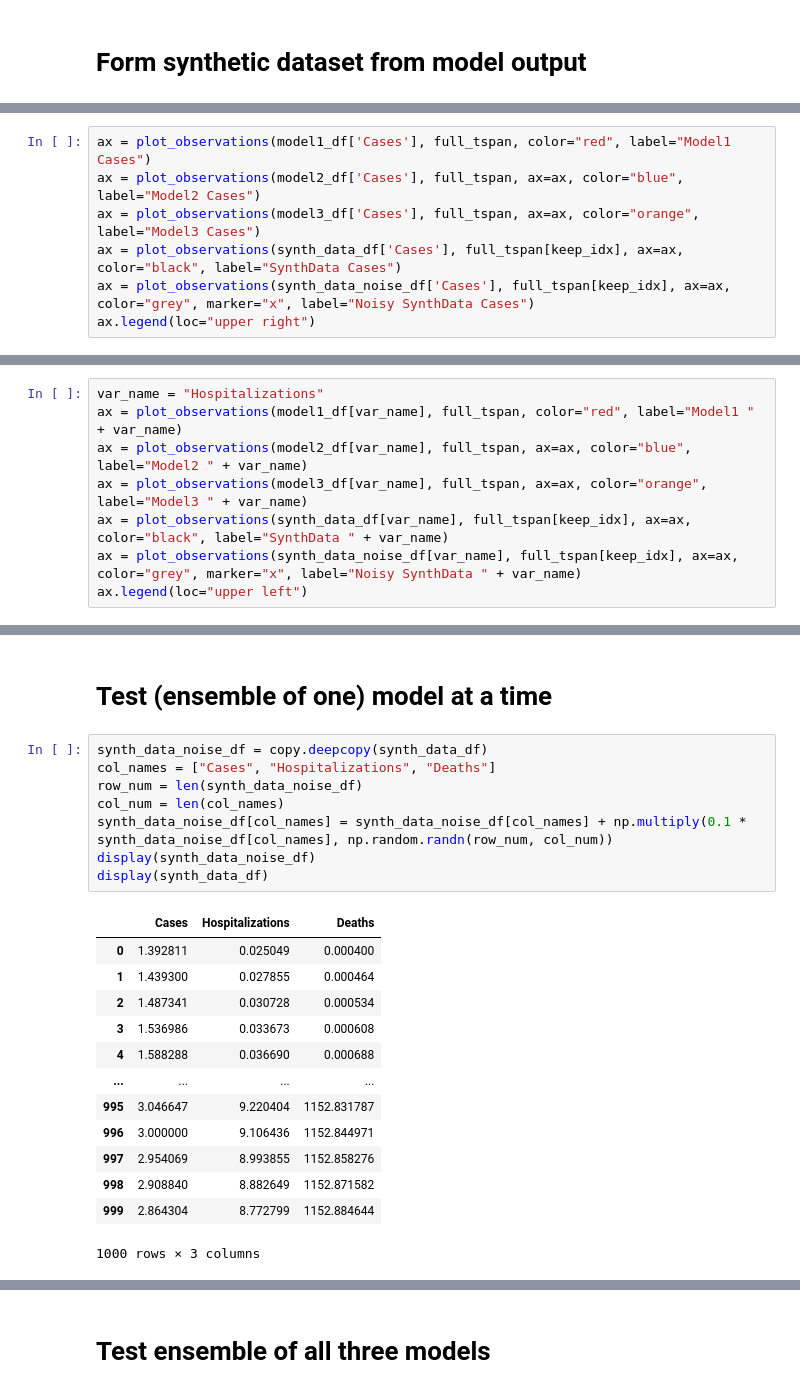
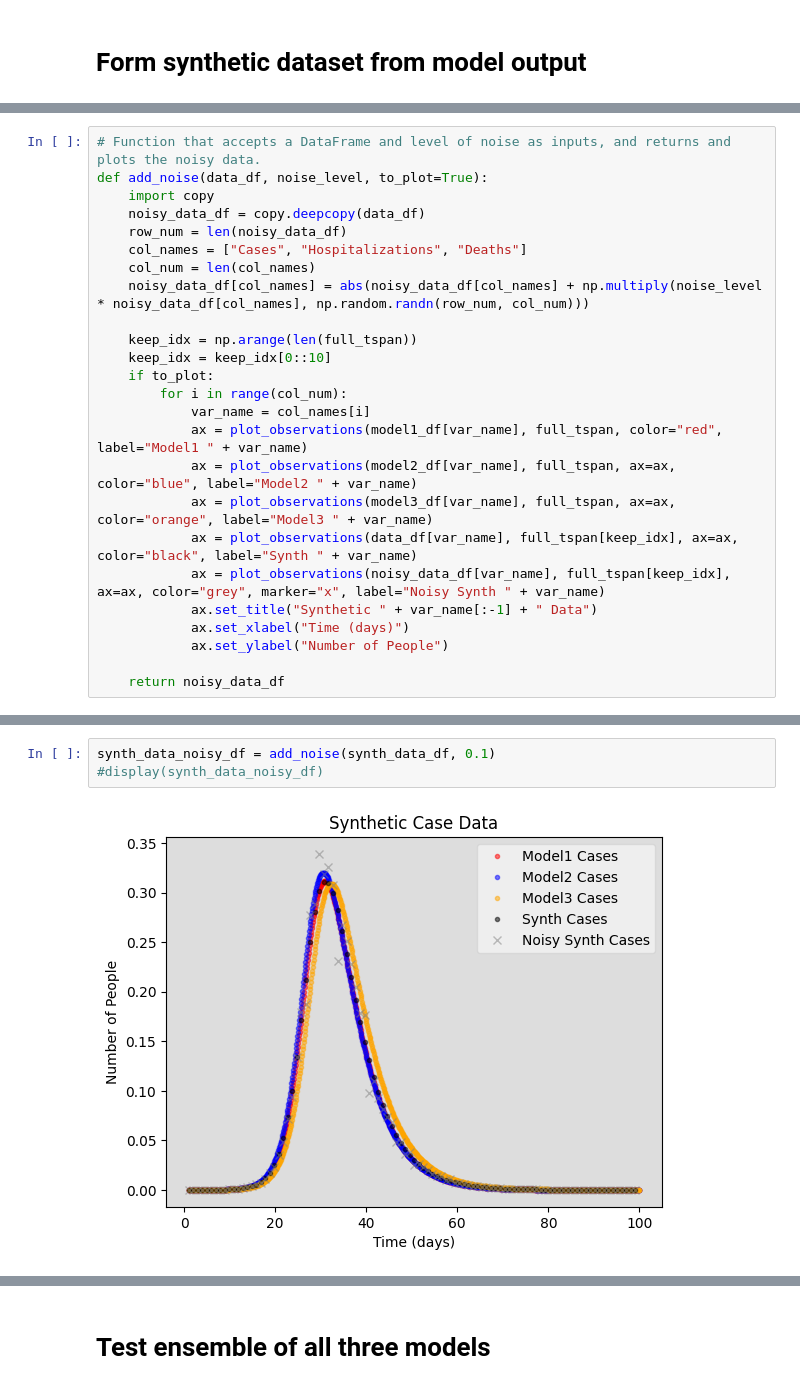
Before and after one commit to liunelson/pyciemss, a Jupyter notebook: notebook/april_ensemble/synthetic_data_with_custom_models.ipynb, the cells around one changed output, grey strips where cells are left out. Cells and saved outputs as stored; diff of their text form.

Commit message:
functionalized more processes, working on ensmeble testing

```diff
--- a/notebook/april_ensemble/synthetic_data_with_custom_models.ipynb
+++ b/notebook/april_ensemble/synthetic_data_with_custom_models.ipynb
@@ -638,7 +612,0 @@ display(synth_data_df)
-# %%
-ax = plot_observations(model1_df['Cases'], full_tspan, color="red", label="Model1 Cases")
-ax = plot_observations(model2_df['Cases'], full_tspan, ax=ax, color="blue", label="Model2 Cases")
-ax = plot_observations(model3_df['Cases'], full_tspan, ax=ax, color="orange", label="Model3 Cases")
-ax = plot_observations(synth_data_df['Cases'], full_tspan[keep_idx], ax=ax, color="black", label="SynthData Cases")
-ax = plot_observations(synth_data_noise_df['Cases'], full_tspan[keep_idx], ax=ax, color="grey", marker="x", label="Noisy SynthData Cases")
-ax.legend(loc="upper right")
@@ -648,8 +613,25 @@ ax.legend(loc="upper right")
 # %%
-var_name = "Hospitalizations"
-ax = plot_observations(model1_df[var_name], full_tspan, color="red", label="Model1 " + var_name)
-ax = plot_observations(model2_df[var_name], full_tspan, ax=ax, color="blue", label="Model2 " + var_name)
-ax = plot_observations(model3_df[var_name], full_tspan, ax=ax, color="orange", label="Model3 " + var_name)
-ax = plot_observations(synth_data_df[var_name], full_tspan[keep_idx], ax=ax, color="black", label="SynthData " + var_name)
-ax = plot_observations(synth_data_noise_df[var_name], full_tspan[keep_idx], ax=ax, color="grey", marker="x", label="Noisy SynthData " + var_name)
-ax.legend(loc="upper left")
+# Function that accepts a DataFrame and level of noise as inputs, and returns and plots the noisy data.
+def add_noise(data_df, noise_level, to_plot=True):
+    import copy
+    noisy_data_df = copy.deepcopy(data_df)
+    row_num = len(noisy_data_df)
+    col_names = ["Cases", "Hospitalizations", "Deaths"]
+    col_num = len(col_names)
+    noisy_data_df[col_names] = abs(noisy_data_df[col_names] + np.multiply(noise_level * noisy_data_df[col_names], np.random.randn(row_num, col_num)))
+
+    keep_idx = np.arange(len(full_tspan))
+    keep_idx = keep_idx[0::10]
+    if to_plot:
+        for i in range(col_num):
+            var_name = col_names[i]
+            ax = plot_observations(model1_df[var_name], full_tspan, color="red", label="Model1 " + var_name)
+            ax = plot_observations(model2_df[var_name], full_tspan, ax=ax, color="blue", label="Model2 " + var_name)
+            ax = plot_observations(model3_df[var_name], full_tspan, ax=ax, color="orange", label="Model3 " + var_name)
+            ax = plot_observations(data_df[var_name], full_tspan[keep_idx], ax=ax, color="black", label="Synth " + var_name)
+            ax = plot_observations(noisy_data_df[var_name], full_tspan[keep_idx], ax=ax, color="grey", marker="x", label="Noisy Synth " + var_name)
+            ax.set_title("Synthetic " + var_name[:-1] + " Data")
+            ax.set_xlabel("Time (days)")
+            ax.set_ylabel("Number of People")
+
+    return noisy_data_df
@@ -670,24 +638,5 @@ ax.legend(loc="upper left")
-# %% [markdown]
-# Test (ensemble of one) model at a time
-# %%
-synth_data_noise_df = copy.deepcopy(synth_data_df)
-col_names = ["Cases", "Hospitalizations", "Deaths"]
-row_num = len(synth_data_noise_df)
-col_num = len(col_names)
-synth_data_noise_df[col_names] = synth_data_noise_df[col_names] + np.multiply(0.1 * synth_data_noise_df[col_names], np.random.randn(row_num, col_num))
-display(synth_data_noise_df)
-display(synth_data_df)
-# %% [output]
-|  | Cases | Hospitalizations | Deaths |
-| 0 | 1.392811 | 0.025049 | 0.000400 |
-| 1 | 1.439300 | 0.027855 | 0.000464 |
-| 2 | 1.487341 | 0.030728 | 0.000534 |
-| 3 | 1.536986 | 0.033673 | 0.000608 |
-| 4 | 1.588288 | 0.036690 | 0.000688 |
-| ... | ... | ... | ... |
-| 995 | 3.046647 | 9.220404 | 1152.831787 |
-| 996 | 3.000000 | 9.106436 | 1152.844971 |
-| 997 | 2.954069 | 8.993855 | 1152.858276 |
-| 998 | 2.908840 | 8.882649 | 1152.871582 |
-| 999 | 2.864304 | 8.772799 | 1152.884644 |
-1000 rows × 3 columns
+# %%
+synth_data_noisy_df = add_noise(synth_data_df, 0.1)
+#display(synth_data_noisy_df)
+# %% [output]
+[figure, added]
```
Also changed, not shown: parts of 35 cells of this notebook.
